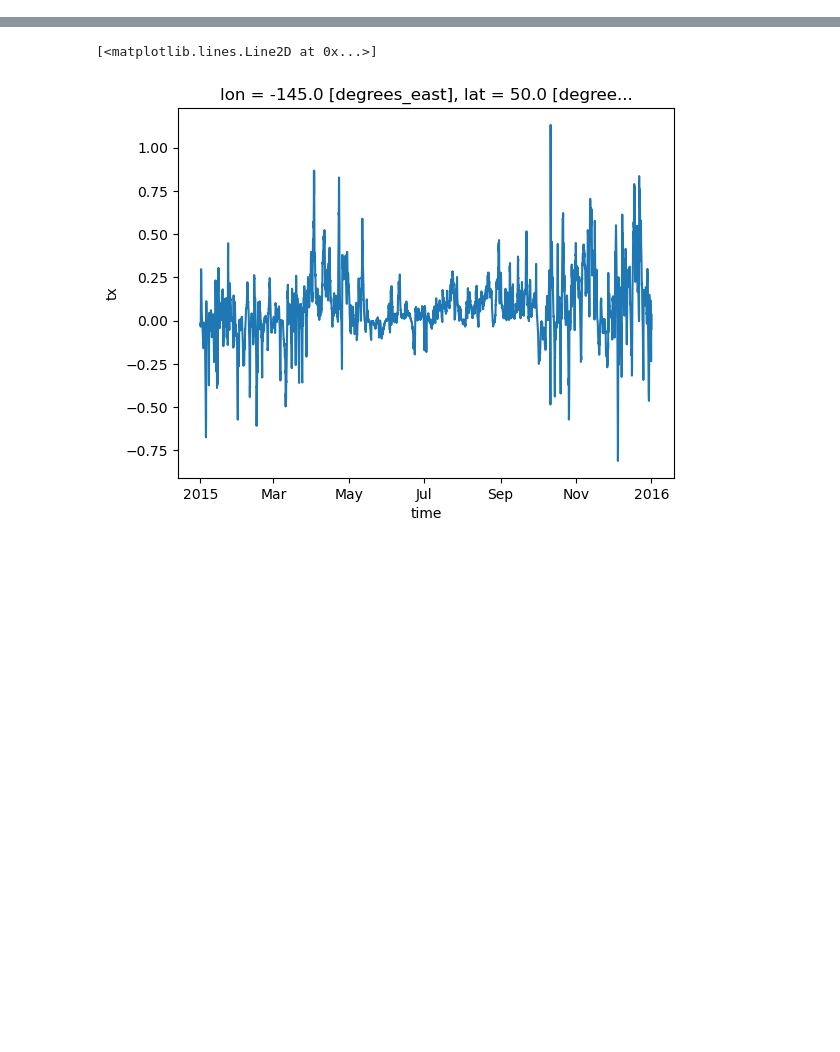
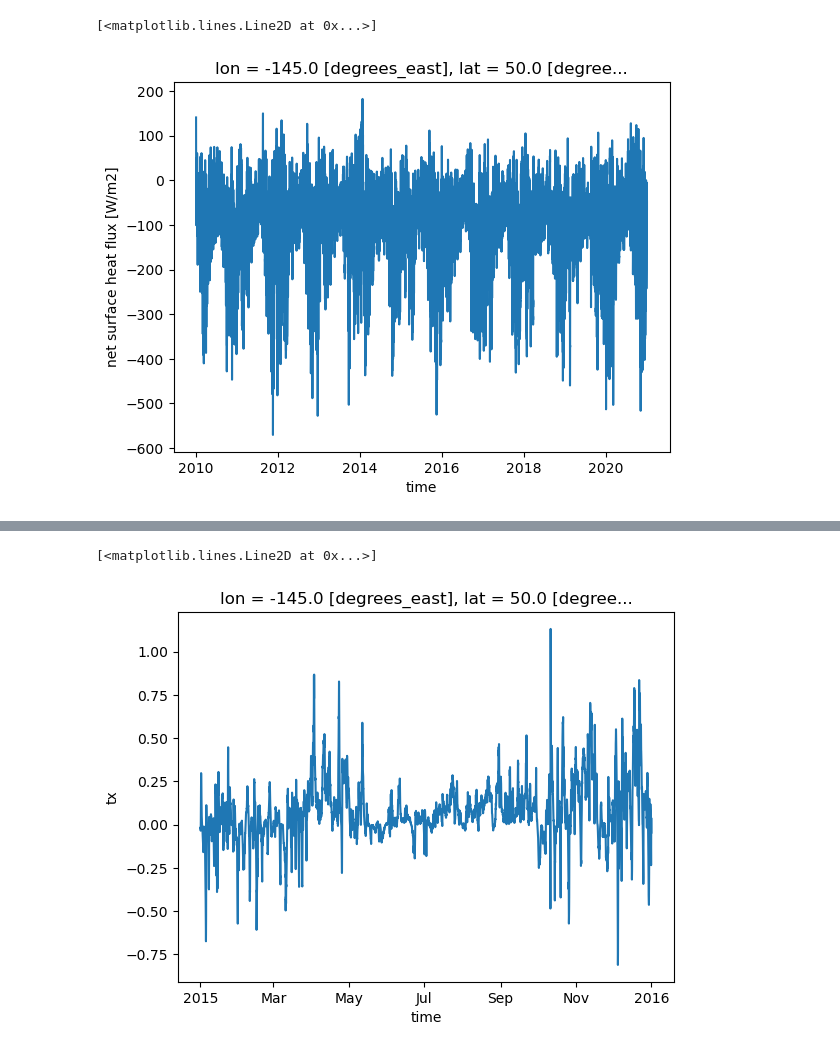
Before and after one commit to mrozowskamartaa/MOM6_SCM_Hurr, a Jupyter notebook: other_scripts/generate_gotm_training_sets/gotm_analysis.ipynb, the cells around one changed output, grey strips where cells are left out. Drawn from its saved outputs; the diff is of its cells as text; code cells hidden in the pictures; blank space fills up the shorter version.

```diff
--- a/other_scripts/generate_gotm_training_sets/gotm_analysis.ipynb
+++ b/other_scripts/generate_gotm_training_sets/gotm_analysis.ipynb
@@ -9 +15,6 @@ from feature_retreiver import FeatureRetreiver, compute_buoyancy_mixing_term
+# %%
+ds.heat.plot()
+# %% [output]
+[<matplotlib.lines.Line2D at 0x...>]
+[figure, added]
 # %%
```
Also changed, not shown: parts of 5 cells of this notebook, 6 other files.
